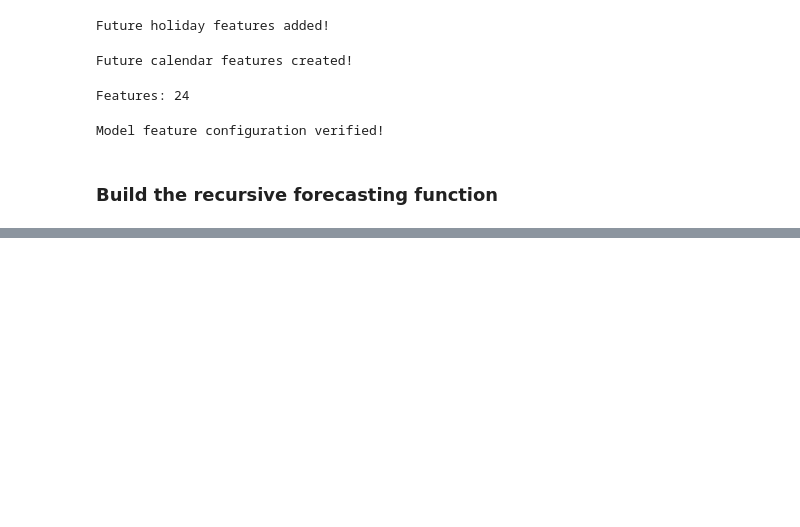
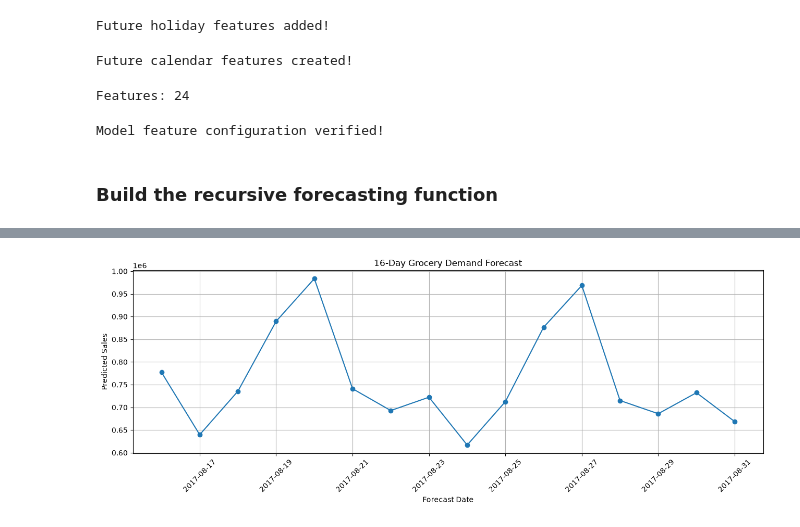
Before and after one commit to VikrantPatel2/Supply-Chain-, a Jupyter notebook: Notebooks/07_Multi_Day_Forecasting.ipynb, the cells around one changed output, grey strips where cells are left out. Drawn from its saved outputs; the diff is of its cells as text; code cells hidden in the pictures; blank space fills up the shorter version.

Commit message:
Updated data analysis and preprocessing

```diff
--- a/Notebooks/07_Multi_Day_Forecasting.ipynb
+++ b/Notebooks/07_Multi_Day_Forecasting.ipynb
@@ -375,0 +496,12 @@ Model feature configuration verified!
+# %%
+forecast_df = recursive_forecasting(
+    model=model,
+    future_data=future,
+    history_sales=history_sales
+)
+
+print("Forecasting completed!")
+
+print("Forecast Shape:", forecast_df.shape)
+
+display(forecast_df.head(10))
@@ -375,0 +559,14 @@ Model feature configuration verified!
+# %%
+daily_forecast = (
+    forecast_df
+    .groupby("date")["predicted_sales"]
+    .sum()
+    .reset_index()
+)
+
+daily_forecast.columns = [
+    "date",
+    "total_predicted_demand"
+]
+
+display(daily_forecast)
@@ -375,0 +591,20 @@ Model feature configuration verified!
+# %%
+import matplotlib.pyplot as plt
+
+plt.figure(figsize=(13, 5))
+
+plt.plot(
+    daily_forecast["date"],
+    daily_forecast["total_predicted_demand"],
+    marker="o"
+)
+
+plt.title("16-Day Grocery Demand Forecast")
+plt.xlabel("Forecast Date")
+plt.ylabel("Predicted Sales")
+plt.xticks(rotation=45)
+plt.grid(True)
+plt.tight_layout()
+plt.show()
+# %% [output]
+[figure, added]
```
Also changed, not shown: parts of 8 cells of this notebook, 5 other files.
